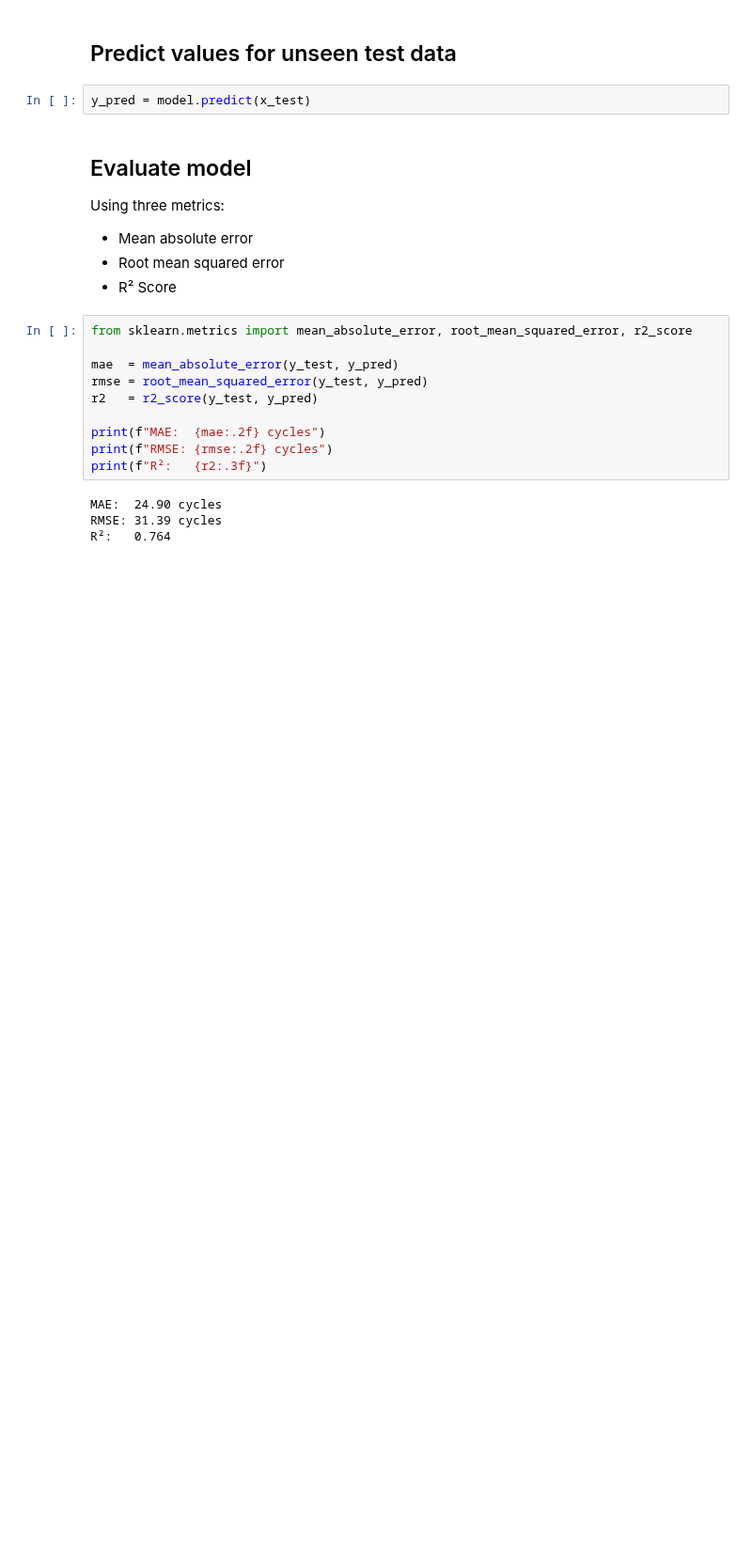
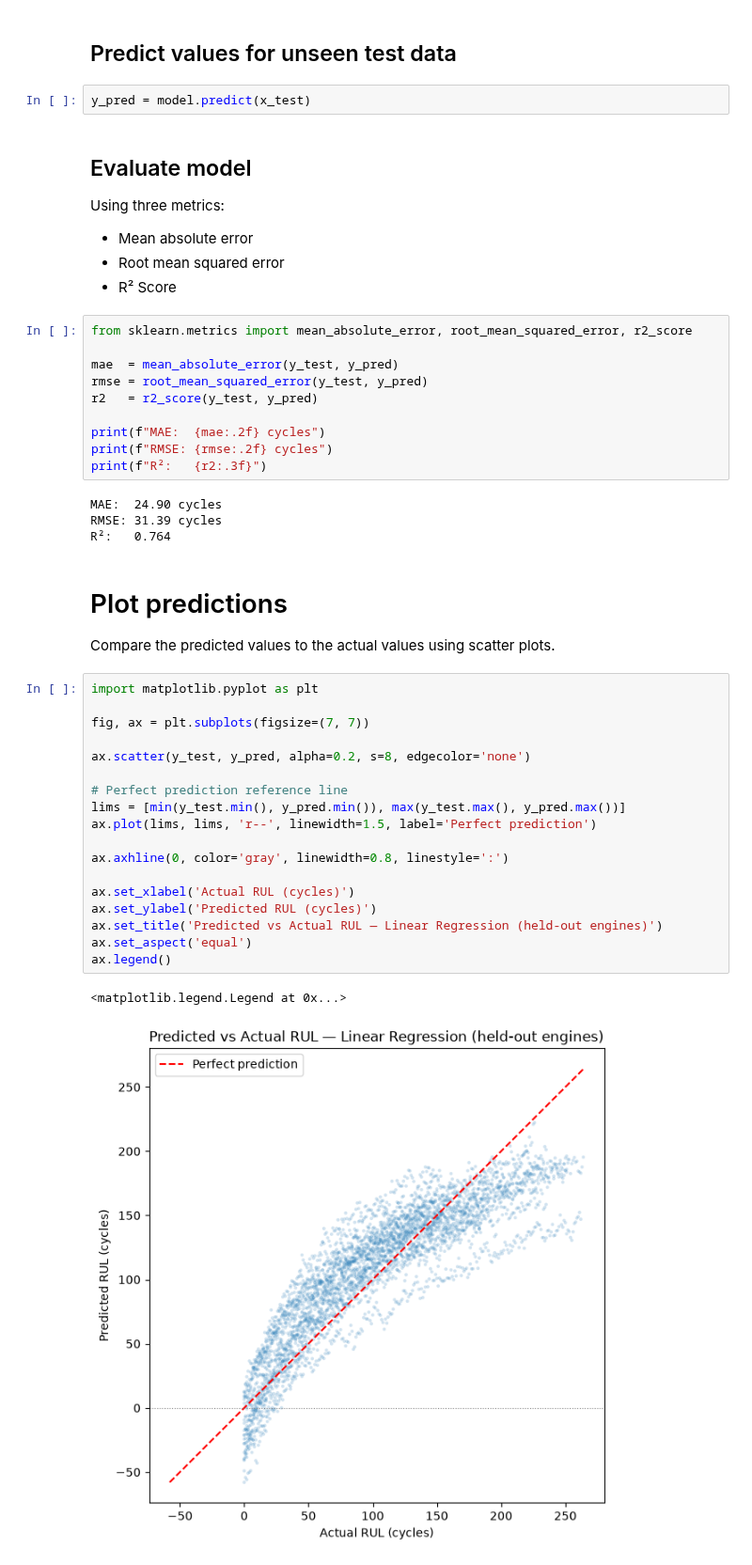
Before and after one commit to morgan-swe/Nasa-Rocket-Engine-Predictive-Maintenance, a Jupyter notebook: notebooks/06_model_training.ipynb, the cells around one changed output. Shown at 94% size. Cells and saved outputs as stored; diff of their text form; blank space fills up the shorter version.

Commit message:
Compare actual RUL vs predicted RUL using a scatter plot

```diff
--- a/notebooks/06_model_training.ipynb
+++ b/notebooks/06_model_training.ipynb
@@ -106,3 +106,28 @@ print(f"R²:   {r2:.3f}")
 MAE:  24.90 cycles
 RMSE: 31.39 cycles
 R²:   0.764
+# %% [markdown]
+# Plot predictions
+
+Compare the predicted values to the actual values using scatter plots.
+# %%
+import matplotlib.pyplot as plt
+
+fig, ax = plt.subplots(figsize=(7, 7))
+
+ax.scatter(y_test, y_pred, alpha=0.2, s=8, edgecolor='none')
+
+# Perfect prediction reference line
+lims = [min(y_test.min(), y_pred.min()), max(y_test.max(), y_pred.max())]
+ax.plot(lims, lims, 'r--', linewidth=1.5, label='Perfect prediction')
+
+ax.axhline(0, color='gray', linewidth=0.8, linestyle=':')
+
+ax.set_xlabel('Actual RUL (cycles)')
+ax.set_ylabel('Predicted RUL (cycles)')
+ax.set_title('Predicted vs Actual RUL — Linear Regression (held-out engines)')
+ax.set_aspect('equal')
+ax.legend()
+# %% [output]
+<matplotlib.legend.Legend at 0x...>
+[figure, added]
```
Also changed, not shown: parts of 1 cell of this notebook.
